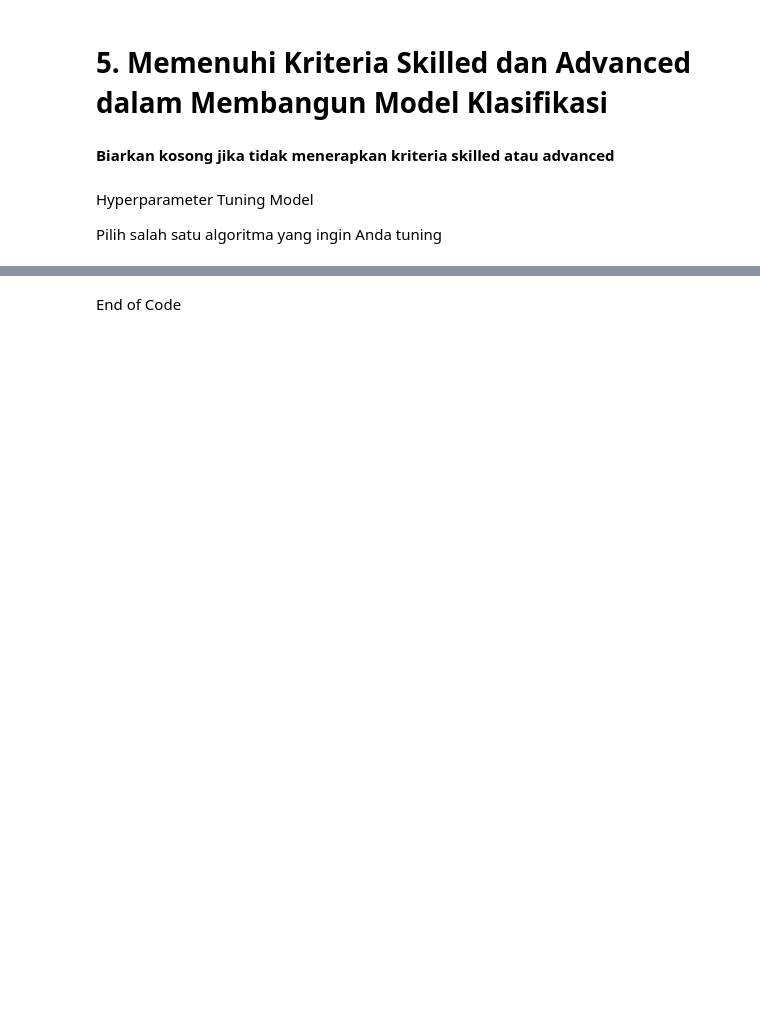
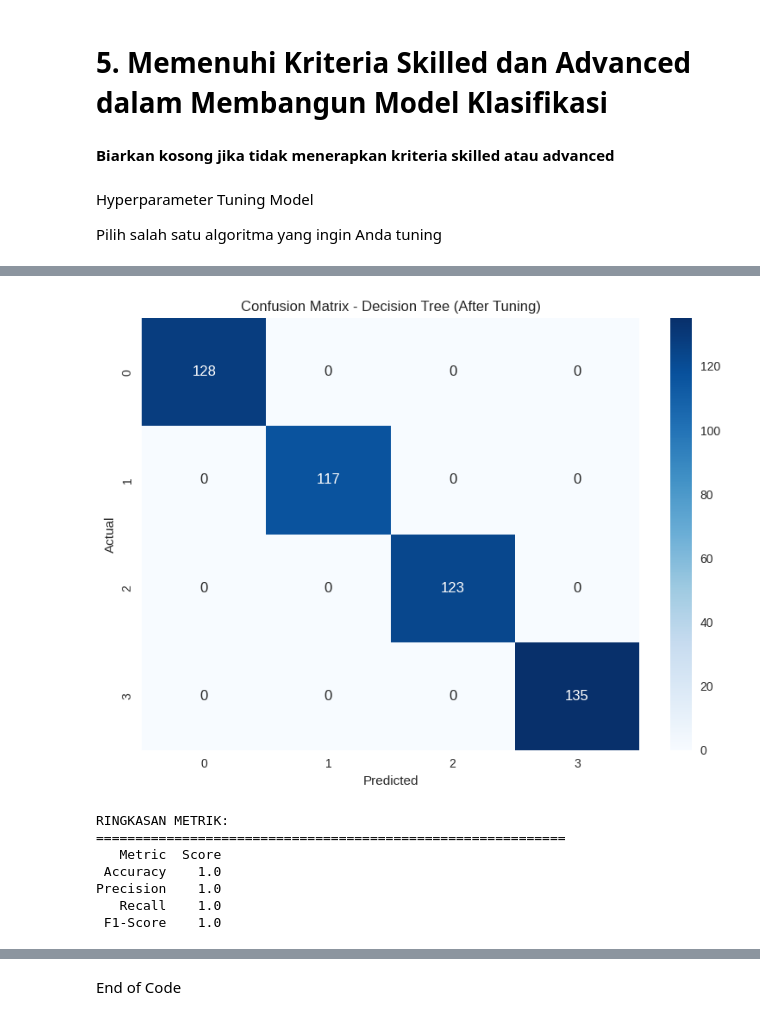
Before and after one commit to amrrmadhn/bmlp-dicoding, a Jupyter notebook: Klasifikasi/[Klasifikasi] Submission Akhir BMLP_Ammar Ramadhan.ipynb, the cells around one changed output, grey strips where cells are left out. Saved outputs shown, nothing was run; the diff lists cells and outputs as text; code cells hidden in the pictures; blank space fills up the shorter version.

Commit message:
classification done

```diff
--- a/Klasifikasi/[Klasifikasi] Submission Akhir BMLP_Ammar Ramadhan.ipynb
+++ b/Klasifikasi/[Klasifikasi] Submission Akhir BMLP_Ammar Ramadhan.ipynb
@@ -28,0 +56,2 @@ Memuat dataset hasil clustering dari file CSV ke dalam variabel DataFrame.
+# %%
+df = df.drop(['CustomerAge_Group', 'TransactionAmount_Group'], axis=1)
@@ -42,0 +113,16 @@ Berikut adalah rekomendasi tahapannya.
+# %%
+# Buatlah model klasifikasi menggunakan Decision Tree
+dt_model = DecisionTreeClassifier(random_state=42)
+
+# Melatih model dengan data training
+dt_model.fit(X_train, y_train)
+
+# Melakukan prediksi pada data testing
+y_pred = dt_model.predict(X_test)
+
+# Evaluasi model
+print("Akurasi Model:", accuracy_score(y_test, y_pred))
+print("\nClassification Report:")
+print(classification_report(y_test, y_pred))
+print("\nConfusion Matrix:")
+print(confusion_matrix(y_test, y_pred))
@@ -68,0 +260,54 @@ Pilih salah satu algoritma yang ingin Anda tuning
+# %%
+# Menampilkan hasil evaluasi akurasi, presisi, recall, dan F1-Score pada algoritma yang sudah dituning.
+y_pred = best_model.predict(X_test)
+
+# Hitung semua metrik evaluasi
+accuracy = accuracy_score(y_test, y_pred)
+precision = precision_score(y_test, y_pred, average='weighted')
+recall = recall_score(y_test, y_pred, average='weighted')
+f1 = f1_score(y_test, y_pred, average='weighted')
+
+# Tampilkan hasil evaluasi
+
+print("HASIL EVALUASI MODEL DECISION TREE (SETELAH TUNING)")
+
+print(f"Akurasi   : {accuracy:.4f} ({accuracy*100:.2f}%)")
+print(f"Precision : {precision:.4f} ({precision*100:.2f}%)")
+print(f"Recall    : {recall:.4f} ({recall*100:.2f}%)")
+print(f"F1-Score  : {f1:.4f} ({f1*100:.2f}%)")
+
+
+# Tampilkan classification report lengkap
+print("\nCLASSIFICATION REPORT DETAIL:")
+
+print(classification_report(y_test, y_pred))
+
+# Tampilkan confusion matrix
+print("CONFUSION MATRIX:")
+
+cm = confusion_matrix(y_test, y_pred)
+print(cm)
+
+# Visualisasi confusion matrix (opsional)
+import matplotlib.pyplot as plt
+import seaborn as sns
+
+plt.figure(figsize=(8, 6))
+sns.heatmap(cm, annot=True, fmt='d', cmap='Blues',
+            xticklabels=sorted(y_test.unique()),
+            yticklabels=sorted(y_test.unique()))
+plt.title('Confusion Matrix - Decision Tree (After Tuning)')
+plt.ylabel('Actual')
+plt.xlabel('Predicted')
+plt.tight_layout()
+plt.show()
+
+# Buat dataframe untuk perbandingan metrik
+metrics_df = pd.DataFrame({
+    'Metric': ['Accuracy', 'Precision', 'Recall', 'F1-Score'],
+    'Score': [accuracy, precision, recall, f1]
+})
+print("\nRINGKASAN METRIK:")
+print("="*60)
+print(metrics_df.to_string(index=False))
+# %% [output]
@@ -69,3 +331,11 @@ Pilih salah satu algoritma yang ingin Anda tuning
+[figure, added]
+RINGKASAN METRIK:
+============================================================
+   Metric  Score
+ Accuracy    1.0
+Precision    1.0
+   Recall    1.0
+ F1-Score    1.0
 # %%
 # Menyimpan Model hasil tuning
 # import joblib
```
Also changed, not shown: parts of 17 cells of this notebook.
